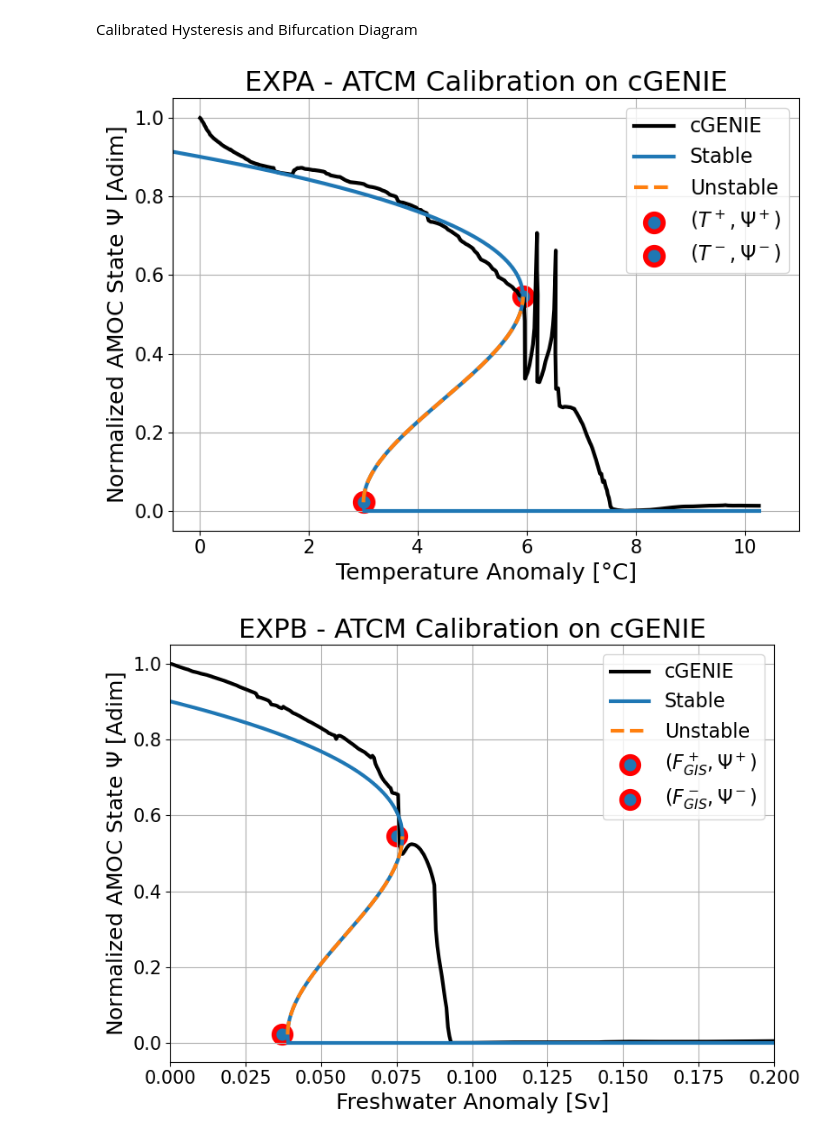
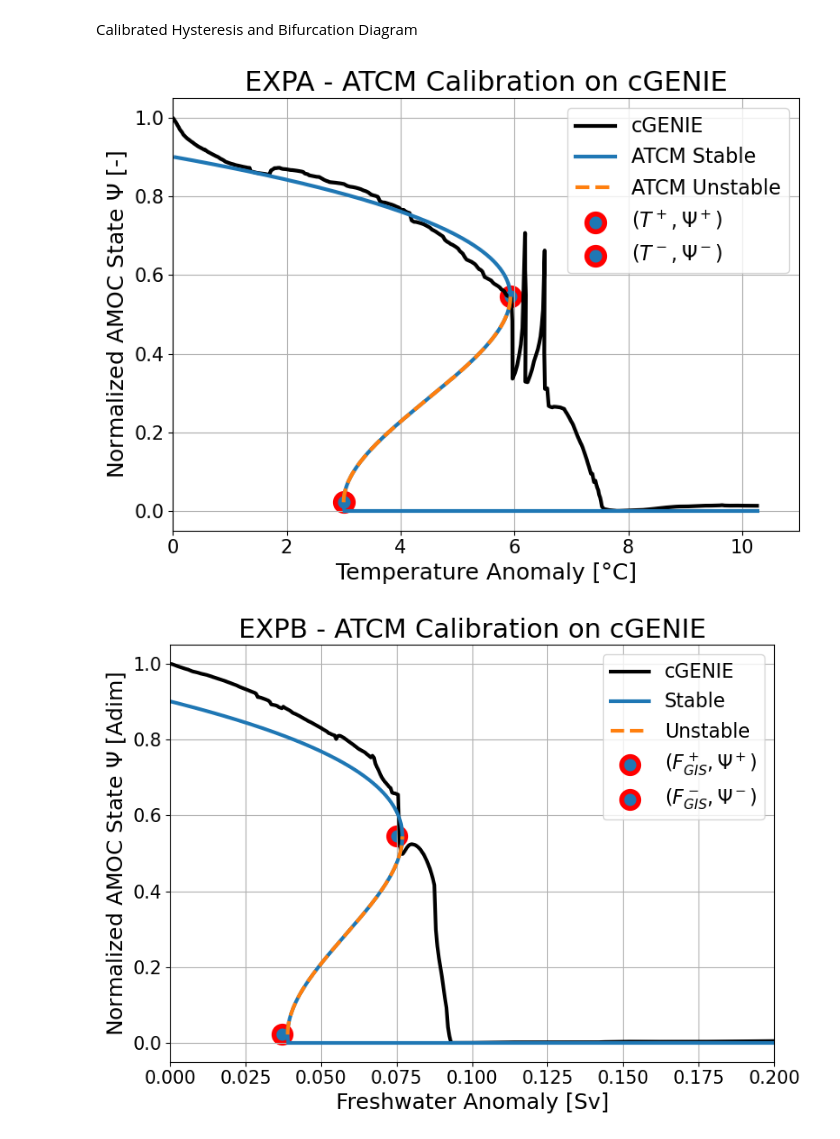
Before and after one commit to VUB-HYDR/2025_Laridon_etal_ORE, a Jupyter notebook: ATCM.ipynb, the cells around one changed output. Cells and saved outputs as stored; diff of their text form; code cells hidden in the pictures.

```diff
--- a/ATCM.ipynb
+++ b/ATCM.ipynb
@@ -1104,27 +1104,27 @@ F_GIS_calib_module = (psi_range**3-a_AMOC*psi_range**2-b_AMOC*psi_range-c_AMOC-d
 # %%
 ## Plot bifurcation diagram experiment A ##
 plt.figure(figsize=(8,6))
 
 plt.plot(global_sat_anomaly_cGENIE, norm_atl_max_overt_ExpA, color="black",label='cGENIE',lw=3)
-plt.plot(T_calib_module,psi_range,color='tab:blue',label='Stable',lw=3)
-plt.plot(T_unstable,unstable_psi,color='tab:orange',linestyle='dashed',label='Unstable',lw=3)
+plt.plot(T_calib_module,psi_range,color='tab:blue',label='ATCM Stable',lw=3)
+plt.plot(T_unstable,unstable_psi,color='tab:orange',linestyle='dashed',label='ATCM Unstable',lw=3)
 plt.hlines(y=0, xmin=3, xmax=10.3, color='tab:blue', linewidth=3)
 
 plt.scatter(Tp, Psip, marker='o', color="#1f77b4",linewidths=4,s=200,edgecolors="red", label=r"$(T^+, \Psi^+)$")
 plt.scatter(Tm, Psim, marker='o', color="#1f77b4",linewidths=4,s=200,edgecolors="red", label=r"$(T^-, \Psi^-)$")
 
 plt.title("EXPA - ATCM Calibration on cGENIE",fontsize=22)
 plt.xlabel("Temperature Anomaly [°C]",fontsize=18)
-plt.xlim(-0.5,11)
-plt.ylabel("Normalized AMOC State "+r"$\Psi$ "+"[Adim]",fontsize=18)
+plt.xlim(-0.0,11)
+plt.ylabel("Normalized AMOC State "+r"$\Psi$ "+"[-]",fontsize=18)
 plt.tick_params(axis='both',labelsize=15)
 plt.grid()
 plt.legend(fontsize=16)
 plt.tight_layout()
 plt.savefig(figures_path+'EXPA_emu_bif_diag_bp',dpi=400)
 plt.show()
 # %% [output]
-[figure, old version]
+[figure, new version]
 # %%
 ### Plot ###
 plt.figure(figsize=(8,6))
```
Also changed, not shown: parts of 2 cells of this notebook, 1 other file.
